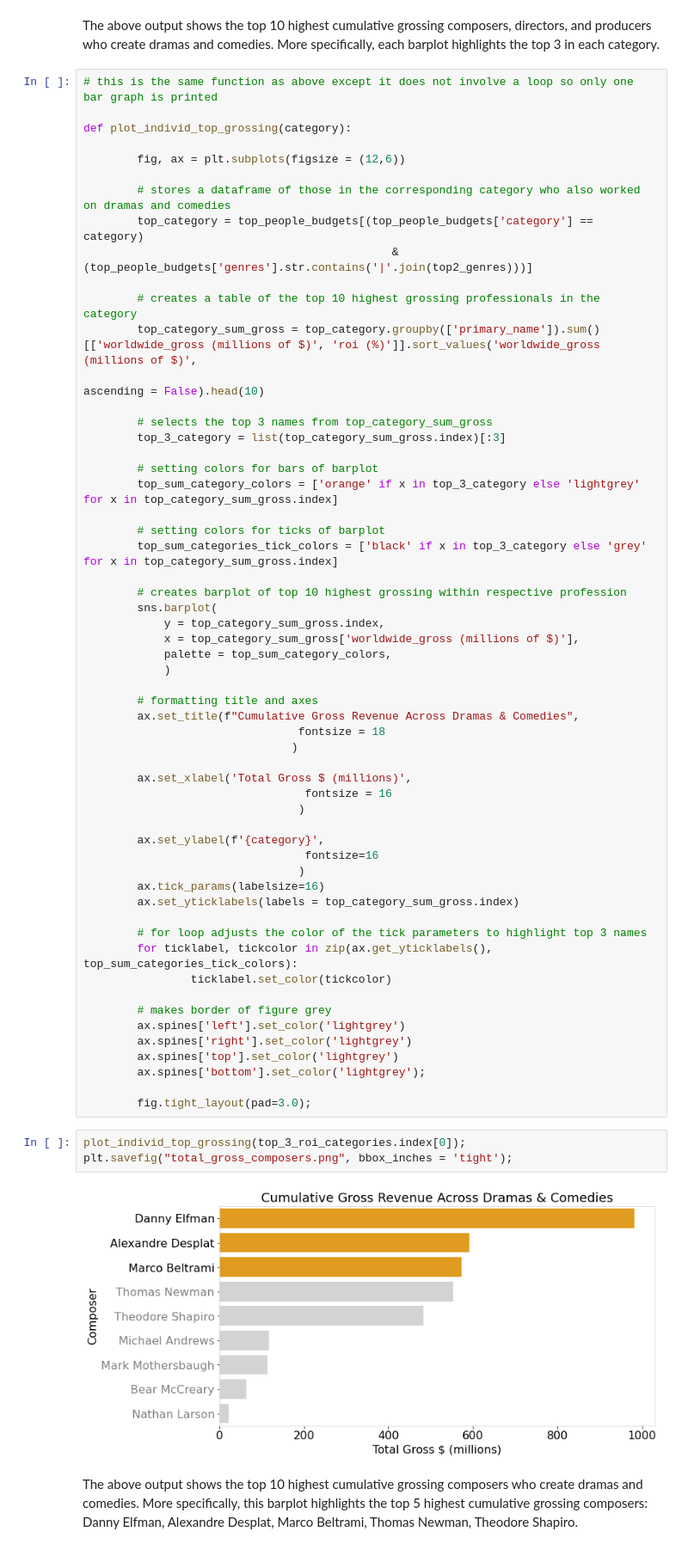
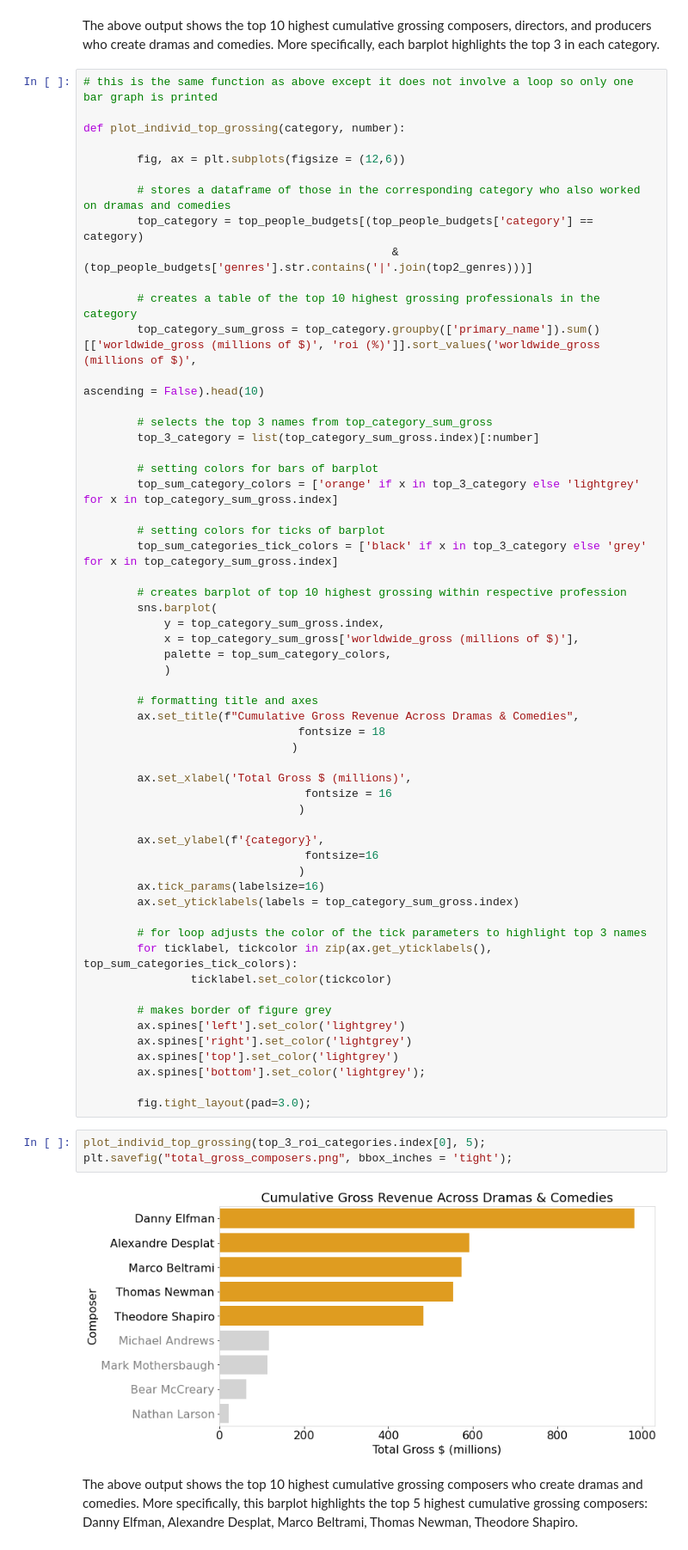
Before and after one commit to ckucewicz/movie_analysis_project, a Jupyter notebook: Notebook.ipynb, the cells around one changed output. Shown at 86% size. Drawn from its saved outputs; the diff is of its cells as text.

```diff
--- a/Notebook.ipynb
+++ b/Notebook.ipynb
@@ -1540,7 +1540,7 @@ The above output shows the top 10 highest cumulative grossing composers, directo
 # %%
 # this is the same function as above except it does not involve a loop so only one bar graph is printed
 
-def plot_individ_top_grossing(category):
+def plot_individ_top_grossing(category, number):
 
         fig, ax = plt.subplots(figsize = (12,6))
 
@@ -1553,7 +1553,7 @@ def plot_individ_top_grossing(category):
                                                                                                                                               ascending = False).head(10)
 
         # selects the top 3 names from top_category_sum_gross
-        top_3_category = list(top_category_sum_gross.index)[:3]
+        top_3_category = list(top_category_sum_gross.index)[:number]
 
         # setting colors for bars of barplot
         top_sum_category_colors = ['orange' if x in top_3_category else 'lightgrey' for x in top_category_sum_gross.index]
@@ -1595,10 +1595,10 @@ def plot_individ_top_grossing(category):
 
         fig.tight_layout(pad=3.0);
 # %%
-plot_individ_top_grossing(top_3_roi_categories.index[0]);
+plot_individ_top_grossing(top_3_roi_categories.index[0], 5);
 plt.savefig("total_gross_composers.png", bbox_inches = 'tight');
 # %% [output]
-[figure, old version]
+[figure, new version]
 # %% [markdown]
 The above output shows the top 10 highest cumulative grossing composers who create dramas and comedies. More specifically, this barplot highlights the top 5 highest cumulative grossing composers: Danny Elfman, Alexandre Desplat, Marco Beltrami, Thomas Newman, Theodore Shapiro.
 # %%
```
Also changed, not shown: parts of 11 cells of this notebook.
